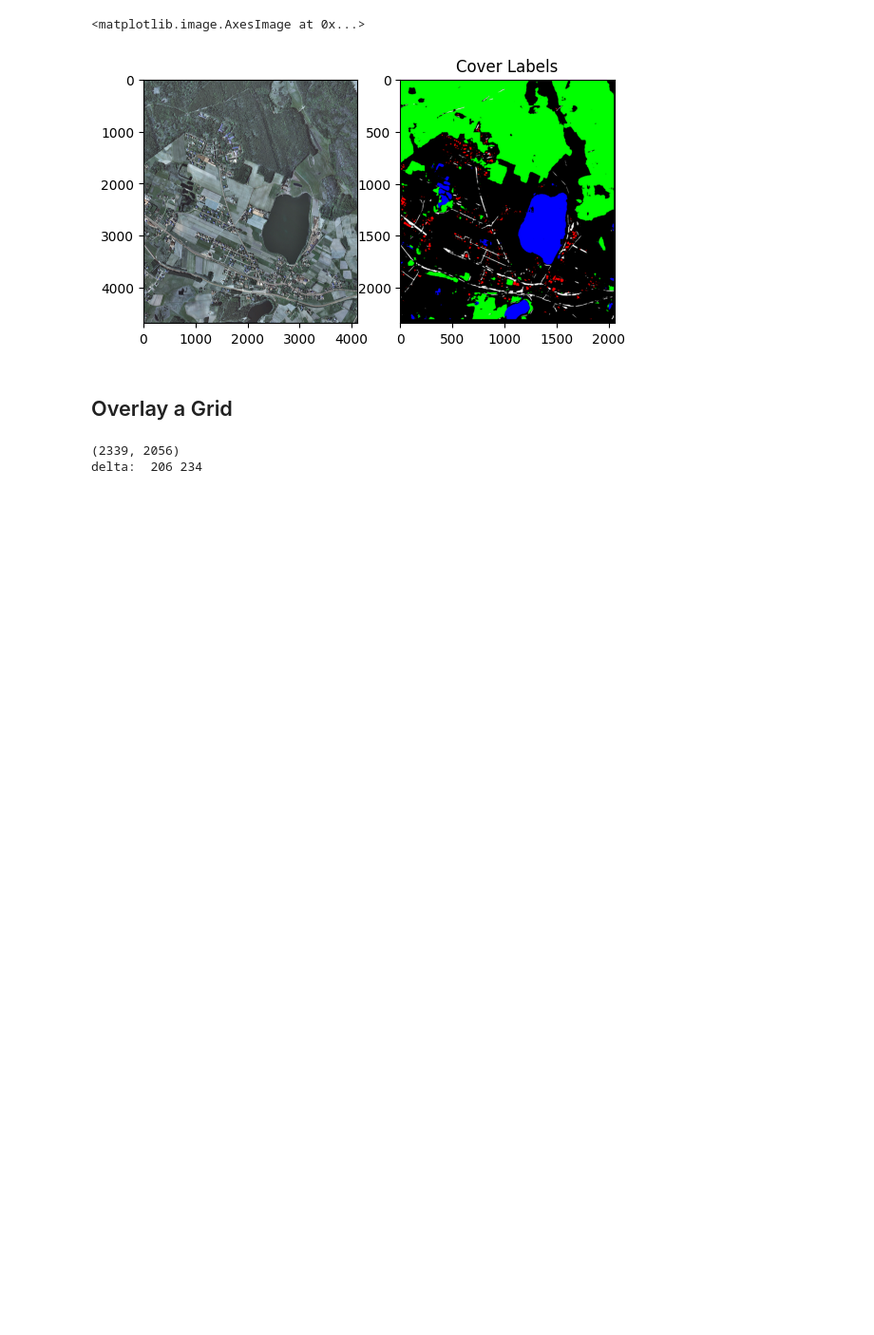
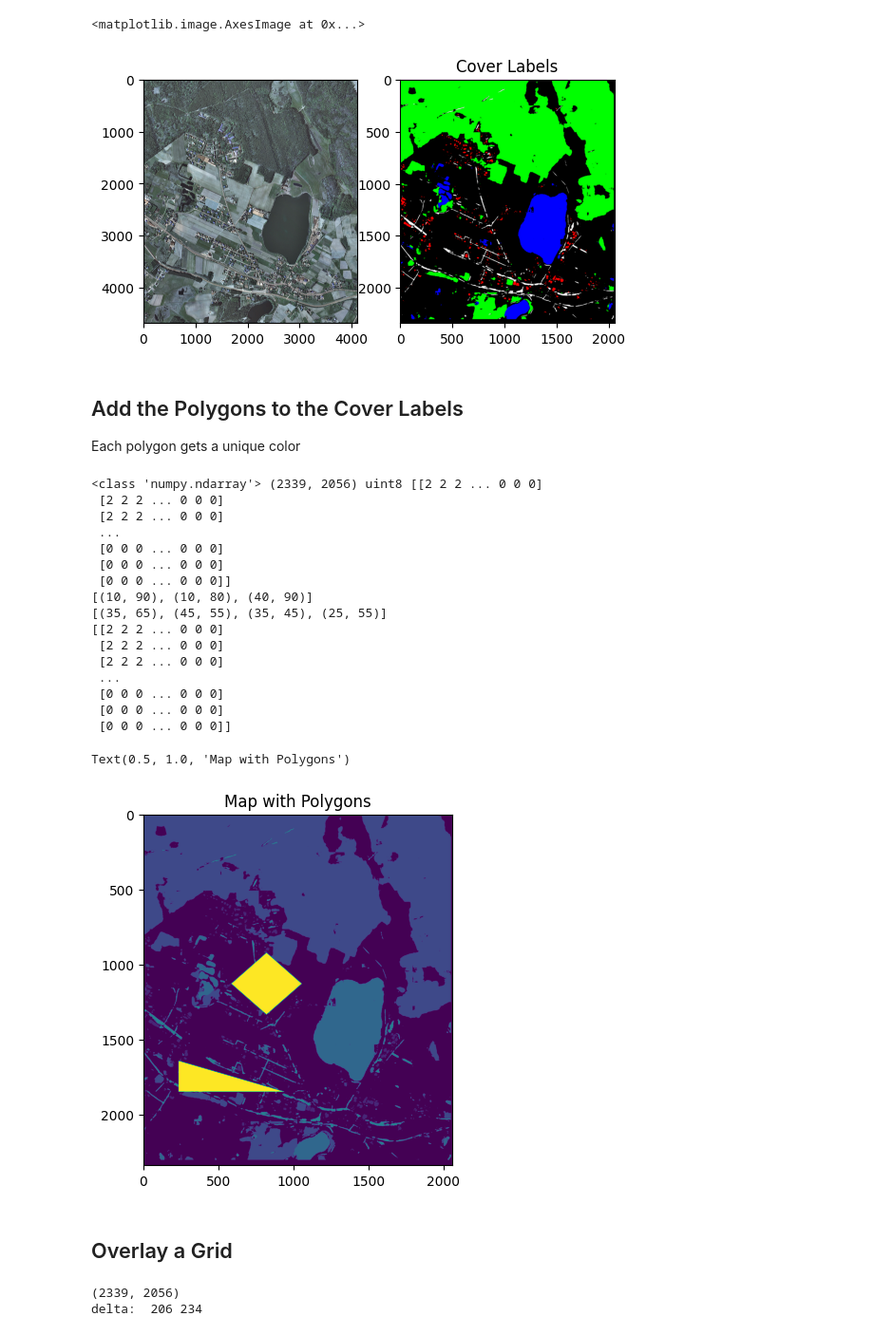
Before and after one commit to halehaka/map_cover, a Jupyter notebook: map_cover/map_cover_nb.ipynb, the cells around one changed output. Shown at 95% size. Saved outputs shown, nothing was run; the diff lists cells and outputs as text; code cells hidden in the pictures; blank space fills up the shorter version.

```diff
--- a/map_cover/map_cover_nb.ipynb
+++ b/map_cover/map_cover_nb.ipynb
@@ -3,11 +3,18 @@ import predict
 import cv2
 import numpy
 from matplotlib import pyplot as plt
+import math
 
 model_name = "../resource/v7-LandCover-retrained-twice"
 input_image_filename = "kaka_input.tif"
 
 map_top_left_coords = (0,100)
 map_bottom_right_coords = (100,0)
+
+polygons = [
+    ((10, 10), (10,20), (40, 10)),
+    ((35, 35), (45, 45), (35, 55), (25, 45))
+]
+
 map_grid_cell_size = (10, 10)
 # %% [output]
@@ -23,3 +32,11 @@ Skipping registering GPU devices...
+# %%
+minx = min(map_top_left_coords[0], map_bottom_right_coords[0])
+maxx = max(map_top_left_coords[0], map_bottom_right_coords[0])
+sizex = maxx - minx
+
+miny = min(map_top_left_coords[1], map_bottom_right_coords[1])
+maxy = max(map_top_left_coords[1], map_bottom_right_coords[1])
+sizey = maxy - miny
 # %% [markdown]
 ## Load the NN model
 # %%
@@ -58,6 +75,60 @@ m2.imshow(output_image)
 # %% [output]
 <matplotlib.image.AxesImage at 0x...>
 [figure]
+# %% [markdown]
+## Add the Polygons to the Cover Labels
+
+Each polygon gets a unique color
+# %%
+pred = pred.astype(numpy.uint8)
+
+def flip_coords(point):
+    x,y = point
+    return x, miny + sizey - y
+
+def coords_to_relative_position(point):
+    x,y = point
+    rx = (x - minx) / sizex
+    ry = (y - miny) / sizey
+    return rx, ry
+
+def relative_position_to_pixel(rpoint, image):
+    rx, ry = rpoint
+    x = round(image.shape[0] * rx)
+    y = round(image.shape[1] * ry)
+    return numpy.array([x,y],dtype=numpy.int32)
+
+polygon_id = predict.NUM_CLASSES + 1
+
+for p in polygons:
+    polyshape = numpy.array(list(map(lambda x: relative_position_to_pixel(coords_to_relative_position(flip_coords(x)), pred), p)))
+    polyshape = polyshape.reshape((-1, 1, 2))
+    cv2.fillPoly(pred, [polyshape], polygon_id)
+    polygon_id = polygon_id + 1
+
+print(pred)
+
+plt.imshow(pred)
+plt.title('Map with Polygons')
+# %% [output]
+<class 'numpy.ndarray'> (2339, 2056) uint8 [[2 2 2 ... 0 0 0]
+ [2 2 2 ... 0 0 0]
+ [2 2 2 ... 0 0 0]
+ ...
+ [0 0 0 ... 0 0 0]
+ [0 0 0 ... 0 0 0]
+ [0 0 0 ... 0 0 0]]
+[(10, 90), (10, 80), (40, 90)]
+[(35, 65), (45, 55), (35, 45), (25, 55)]
+[[2 2 2 ... 0 0 0]
+ [2 2 2 ... 0 0 0]
+ [2 2 2 ... 0 0 0]
+ ...
+ [0 0 0 ... 0 0 0]
+ [0 0 0 ... 0 0 0]
+ [0 0 0 ... 0 0 0]]
+Text(0.5, 1.0, 'Map with Polygons')
+[figure, added]
 # %% [markdown]
 ## Overlay a Grid
 # %%
```
Also changed, not shown: parts of 4 cells of this notebook, 1 other file.
